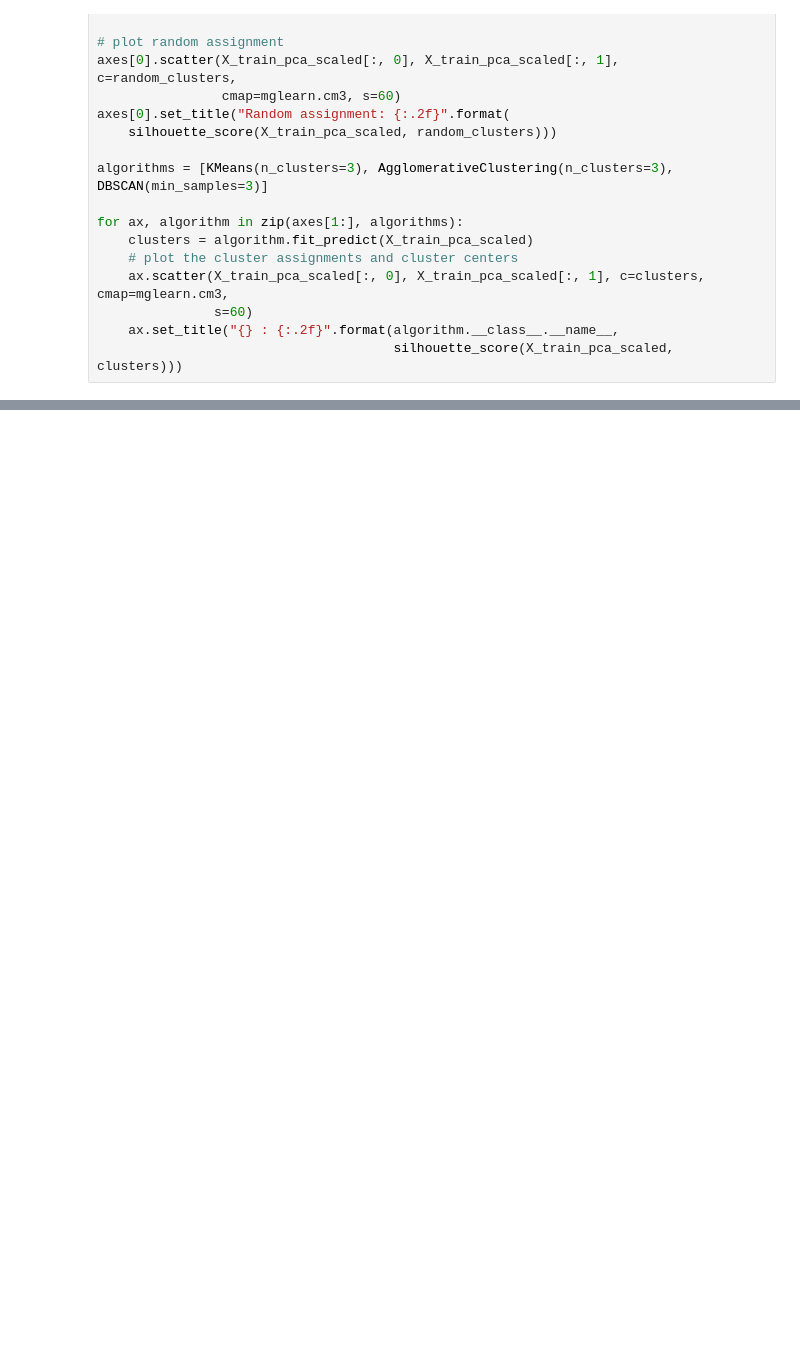
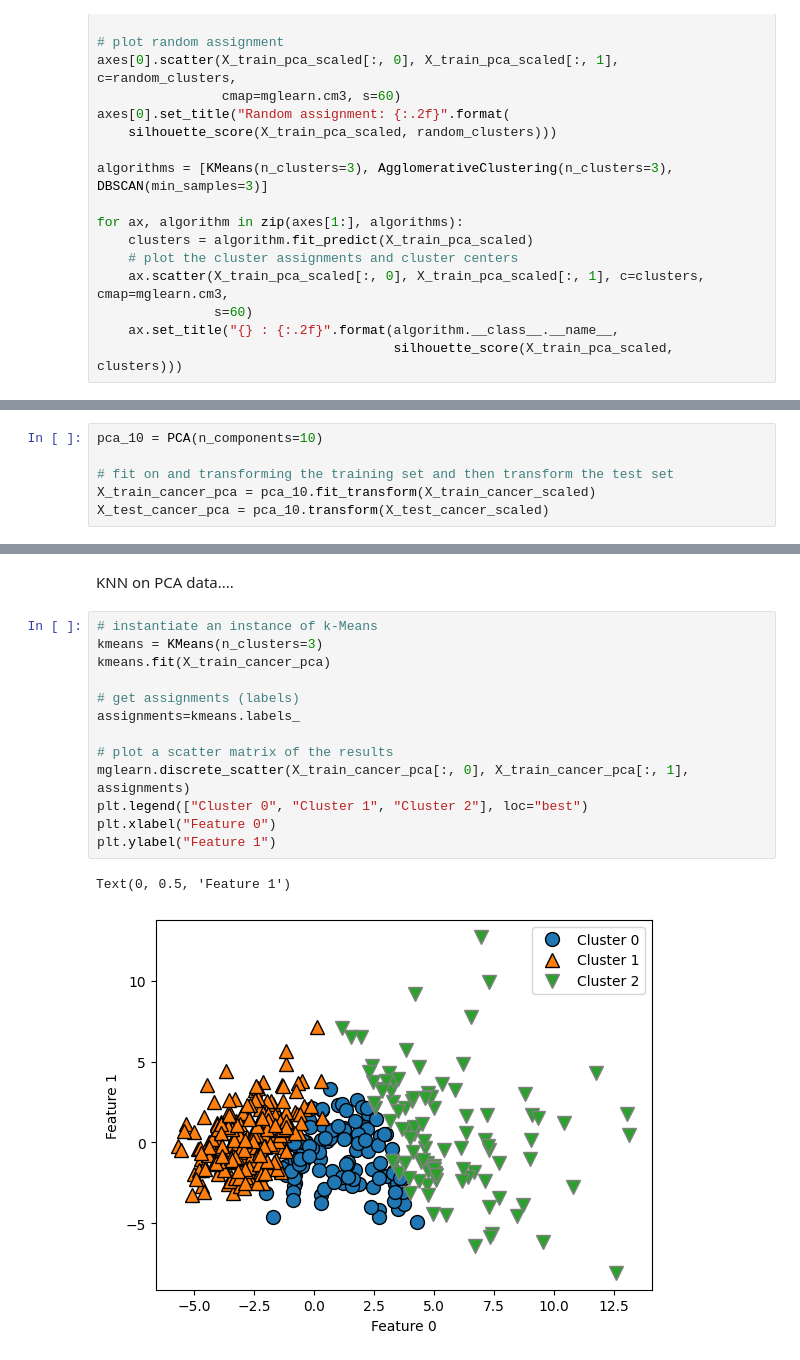
Before and after one commit to alliarnold/71200Project, a Jupyter notebook: Project3.ipynb, the cells around one changed output, grey strips where cells are left out. Drawn from its saved outputs; the diff is of its cells as text; blank space fills up the shorter version.

```diff
--- a/Project3.ipynb
+++ b/Project3.ipynb
@@ -786,0 +834,6 @@ for ax, algorithm in zip(axes[1:], algorithms):
+# %%
+pca_10 = PCA(n_components=10)
+
+# fit on and transforming the training set and then transform the test set
+X_train_cancer_pca = pca_10.fit_transform(X_train_cancer_scaled)
+X_test_cancer_pca = pca_10.transform(X_test_cancer_scaled)
@@ -786,0 +872,18 @@ for ax, algorithm in zip(axes[1:], algorithms):
+# %% [markdown]
+KNN on PCA data....
+# %%
+# instantiate an instance of k-Means
+kmeans = KMeans(n_clusters=3)
+kmeans.fit(X_train_cancer_pca)
+
+# get assignments (labels)
+assignments=kmeans.labels_
+
+# plot a scatter matrix of the results
+mglearn.discrete_scatter(X_train_cancer_pca[:, 0], X_train_cancer_pca[:, 1], assignments)
+plt.legend(["Cluster 0", "Cluster 1", "Cluster 2"], loc="best")
+plt.xlabel("Feature 0")
+plt.ylabel("Feature 1")
+# %% [output]
+Text(0, 0.5, 'Feature 1')
+[figure, added]
```
Also changed, not shown: parts of 30 cells of this notebook.
